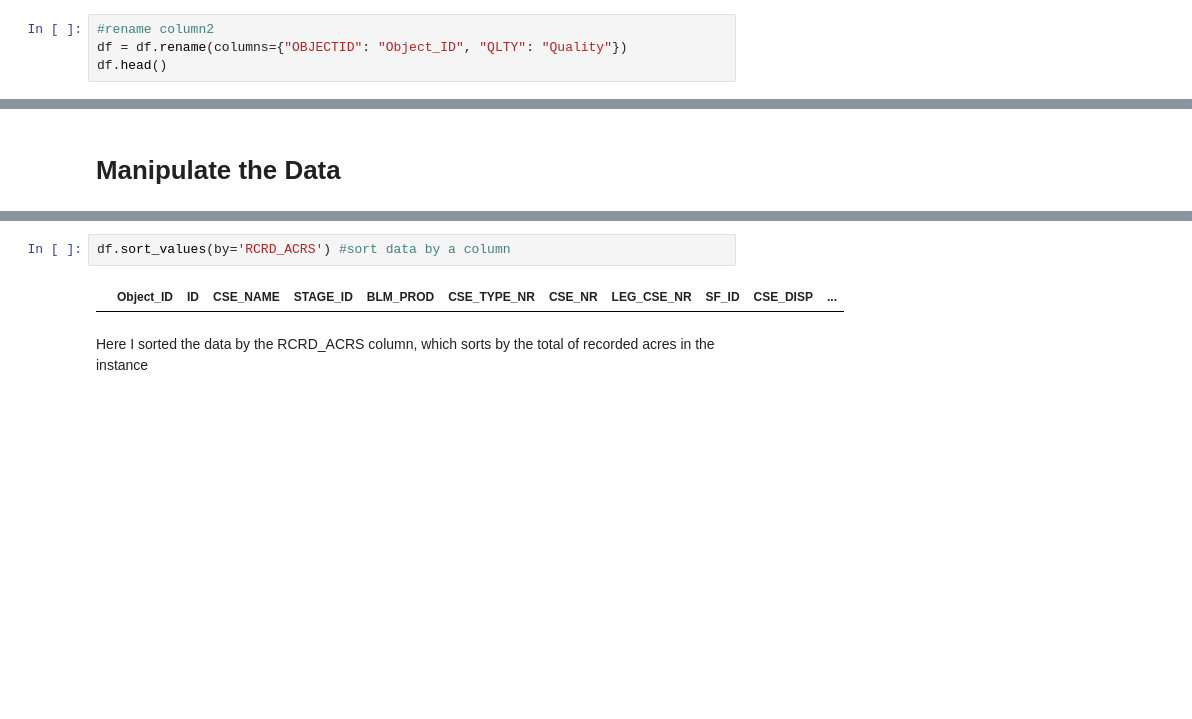
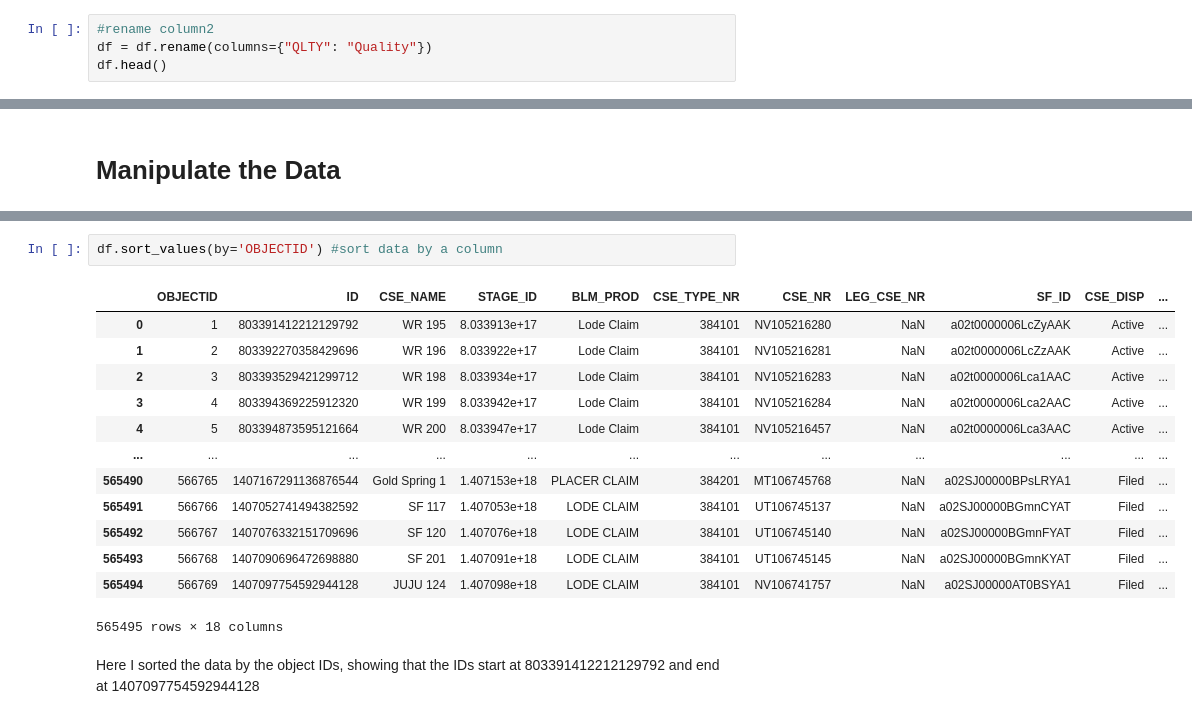
Before and after one commit to mlt4427/IA-340, a Jupyter notebook: Lab2-MT.ipynb, the cells around one changed output, grey strips where cells are left out. Cells and saved outputs as stored; diff of their text form; blank space fills up the shorter version.

```diff
--- a/Lab2-MT.ipynb
+++ b/Lab2-MT.ipynb
@@ -86,6 +71,6 @@ df.describe() #statistical summary of the data
 # Clean the Data
 # %%
 #rename column2
-df = df.rename(columns={"OBJECTID": "Object_ID", "QLTY": "Quality"})
+df = df.rename(columns={"QLTY": "Quality"})
 df.head()
 # %% [output]
@@ -155,7 +151,19 @@ Series([], Name: RCRD_ACRS, dtype: float64)
 # %%
-df.sort_values(by='RCRD_ACRS') #sort data by a column
+df.sort_values(by='OBJECTID') #sort data by a column
 # %% [output]
-|  | Object_ID | ID | CSE_NAME | STAGE_ID | BLM_PROD | CSE_TYPE_NR | CSE_NR | LEG_CSE_NR | SF_ID | CSE_DISP | ... |
+|  | OBJECTID | ID | CSE_NAME | STAGE_ID | BLM_PROD | CSE_TYPE_NR | CSE_NR | LEG_CSE_NR | SF_ID | CSE_DISP | ... |
+| 0 | 1 | 803391412212129792 | WR 195 | 8.033913e+17 | Lode Claim | 384101 | NV105216280 | NaN | a02t0000006LcZyAAK | Active | ... |
+| 1 | 2 | 803392270358429696 | WR 196 | 8.033922e+17 | Lode Claim | 384101 | NV105216281 | NaN | a02t0000006LcZzAAK | Active | ... |
+| 2 | 3 | 803393529421299712 | WR 198 | 8.033934e+17 | Lode Claim | 384101 | NV105216283 | NaN | a02t0000006Lca1AAC | Active | ... |
+| 3 | 4 | 803394369225912320 | WR 199 | 8.033942e+17 | Lode Claim | 384101 | NV105216284 | NaN | a02t0000006Lca2AAC | Active | ... |
+| 4 | 5 | 803394873595121664 | WR 200 | 8.033947e+17 | Lode Claim | 384101 | NV105216457 | NaN | a02t0000006Lca3AAC | Active | ... |
+| ... | ... | ... | ... | ... | ... | ... | ... | ... | ... | ... | ... |
+| 565490 | 566765 | 1407167291136876544 | Gold Spring 1 | 1.407153e+18 | PLACER CLAIM | 384201 | MT106745768 | NaN | a02SJ00000BPsLRYA1 | Filed | ... |
+| 565491 | 566766 | 1407052741494382592 | SF 117 | 1.407053e+18 | LODE CLAIM | 384101 | UT106745137 | NaN | a02SJ00000BGmnCYAT | Filed | ... |
+| 565492 | 566767 | 1407076332151709696 | SF 120 | 1.407076e+18 | LODE CLAIM | 384101 | UT106745140 | NaN | a02SJ00000BGmnFYAT | Filed | ... |
+| 565493 | 566768 | 1407090696472698880 | SF 201 | 1.407091e+18 | LODE CLAIM | 384101 | UT106745145 | NaN | a02SJ00000BGmnKYAT | Filed | ... |
+| 565494 | 566769 | 1407097754592944128 | JUJU 124 | 1.407098e+18 | LODE CLAIM | 384101 | NV106741757 | NaN | a02SJ00000AT0BSYA1 | Filed | ... |
+565495 rows × 18 columns
 # %% [markdown]
-Here I sorted the data by the RCRD_ACRS column, which sorts by the total of recorded acres in the instance
+Here I sorted the data by the object IDs, showing that the IDs start at 803391412212129792 and end at 1407097754592944128
 # %%
```
Also changed, not shown: parts of 18 cells of this notebook.
